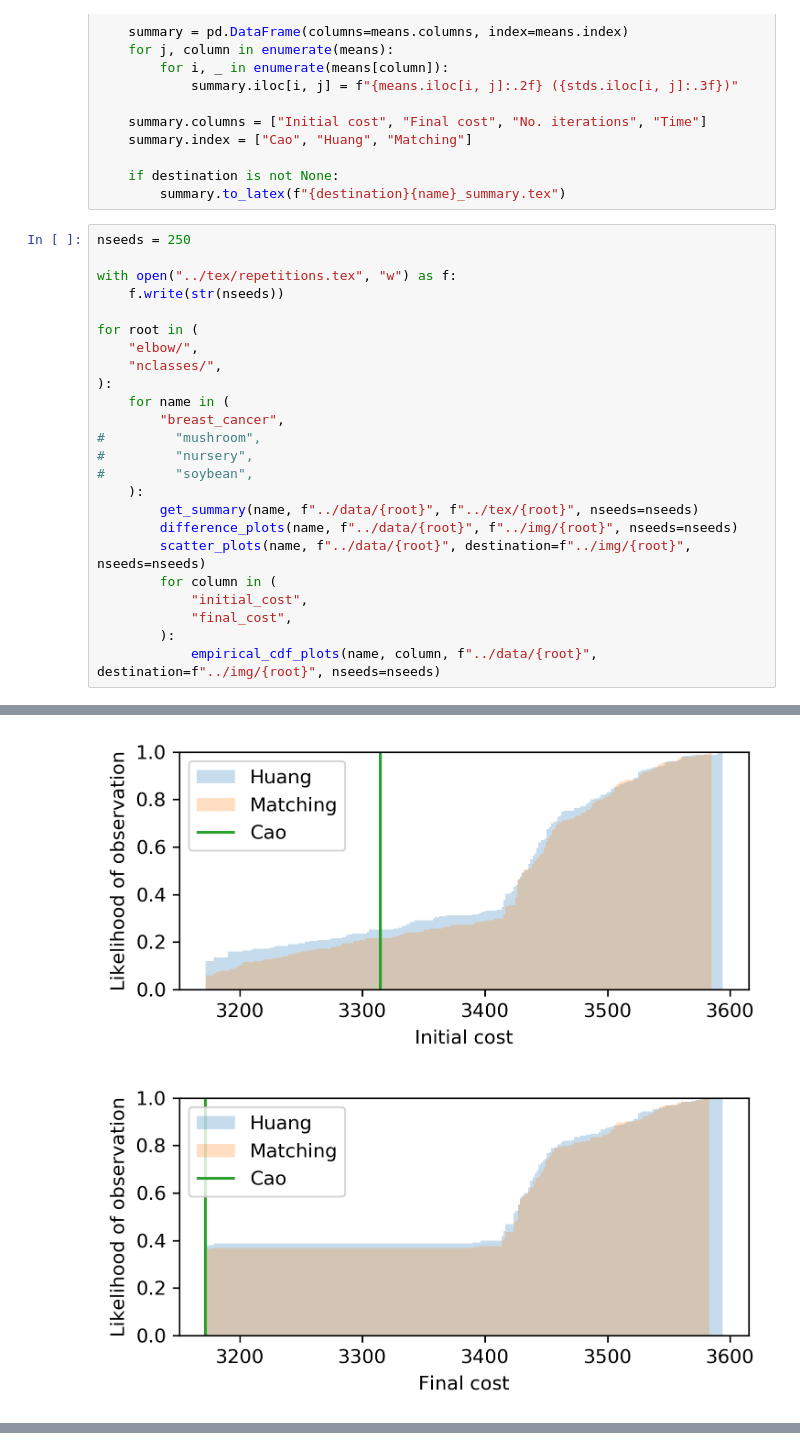
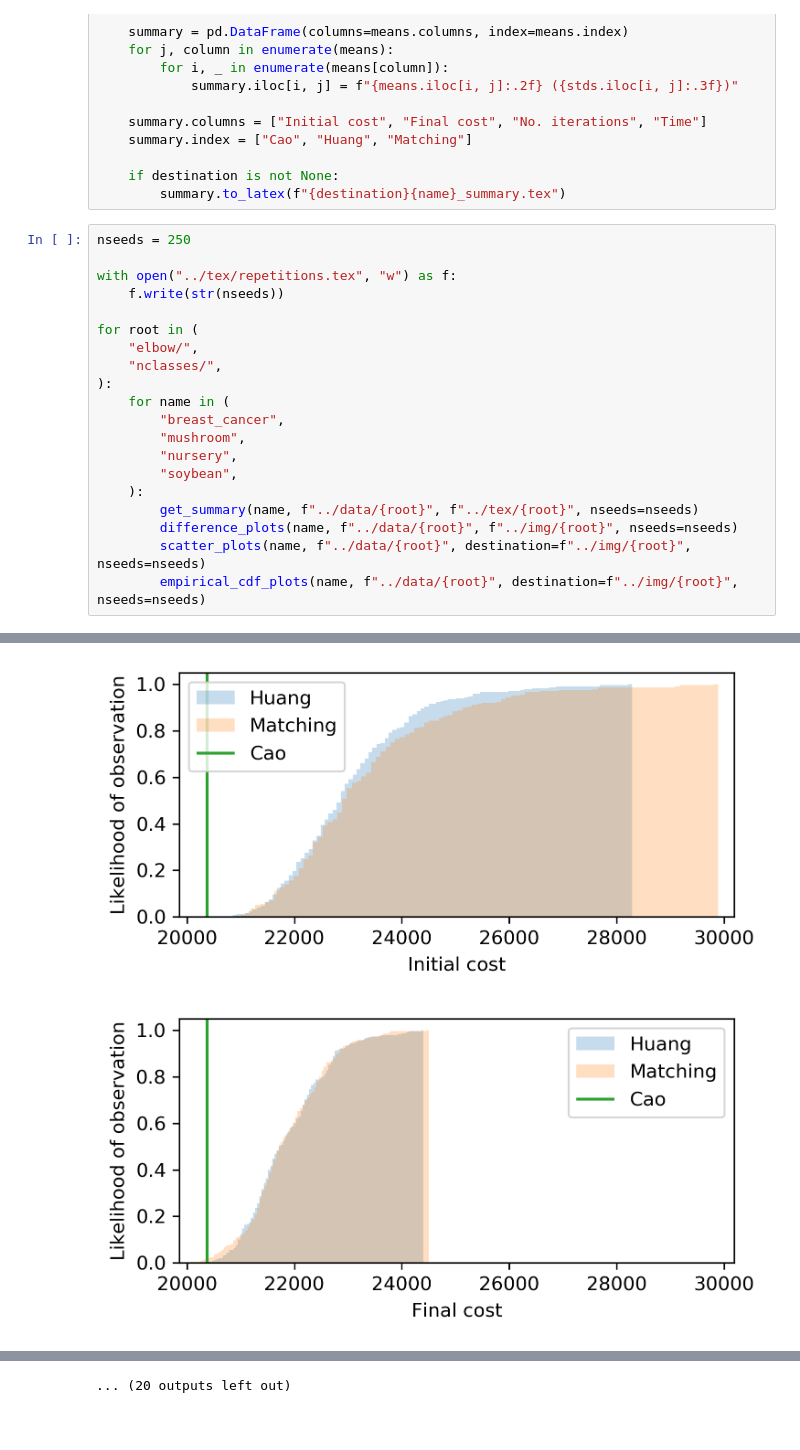
Before and after one commit to daffidwilde/kmodes-init-paper, a Jupyter notebook: nbs/plots.ipynb, the cells around one changed output, grey strips where cells are left out. Saved outputs shown, nothing was run; the diff lists cells and outputs as text; blank space fills up the shorter version.

```diff
--- a/nbs/plots.ipynb
+++ b/nbs/plots.ipynb
@@ -211,18 +222,14 @@ for root in (
 ):
     for name in (
         "breast_cancer",
-#         "mushroom",
-#         "nursery",
-#         "soybean",
+        "mushroom",
+        "nursery",
+        "soybean",
     ):
         get_summary(name, f"../data/{root}", f"../tex/{root}", nseeds=nseeds)
         difference_plots(name, f"../data/{root}", f"../img/{root}", nseeds=nseeds)
         scatter_plots(name, f"../data/{root}", destination=f"../img/{root}", nseeds=nseeds)
-        for column in (
-            "initial_cost",
-            "final_cost",
-        ):
-            empirical_cdf_plots(name, column, f"../data/{root}", destination=f"../img/{root}", nseeds=nseeds)
+        empirical_cdf_plots(name, f"../data/{root}", destination=f"../img/{root}", nseeds=nseeds)
 # %% [output]
 [figure]
 [figure]
@@ -233,2 +240,2 @@ for root in (
-[figure, old version]
+[figure, new version]
-[figure, old version]
+[figure, new version]
@@ -234,0 +246 @@ for root in (
+... (20 outputs left out)
```
Also changed, not shown: parts of 2 cells of this notebook, 37 other files.
